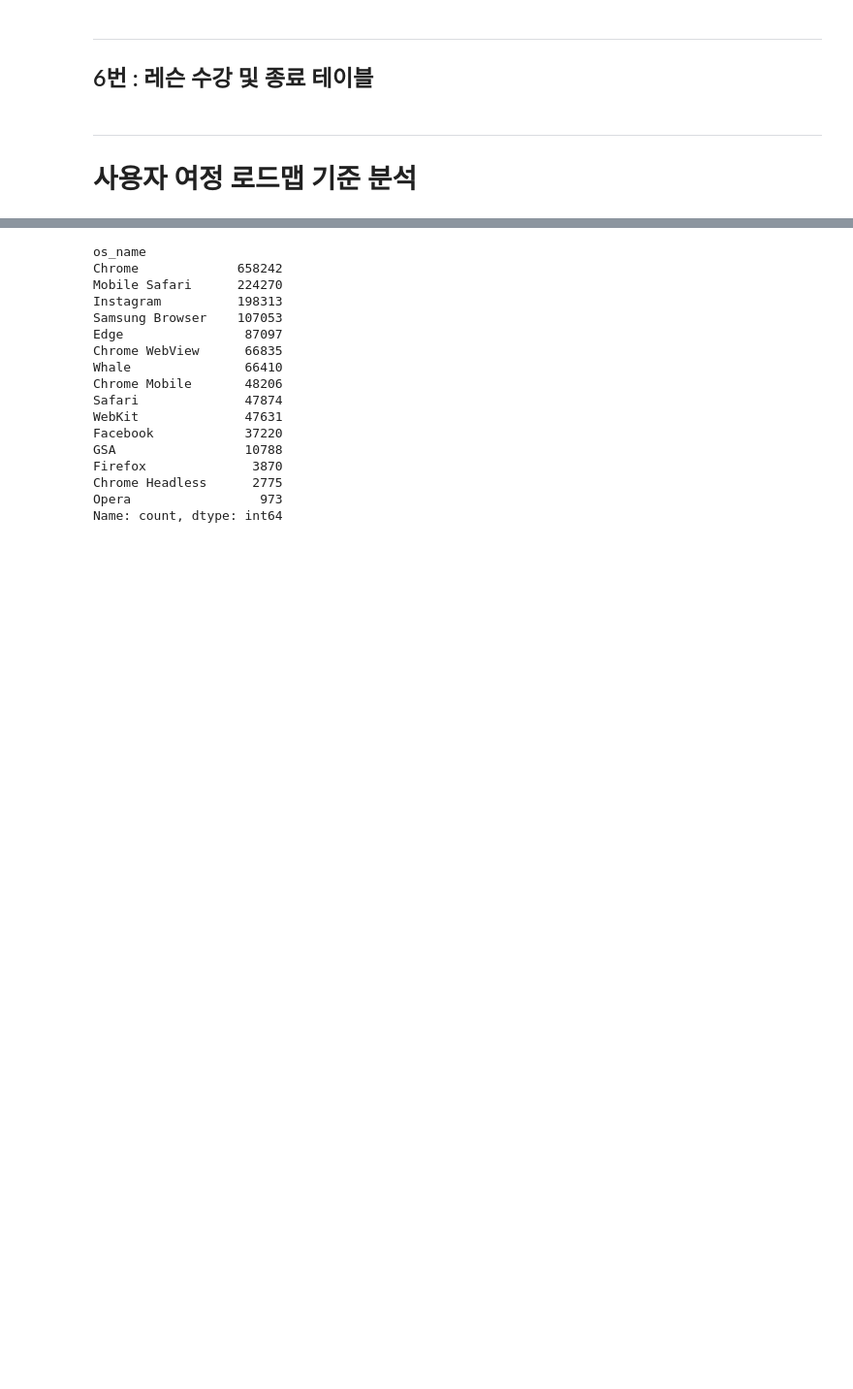
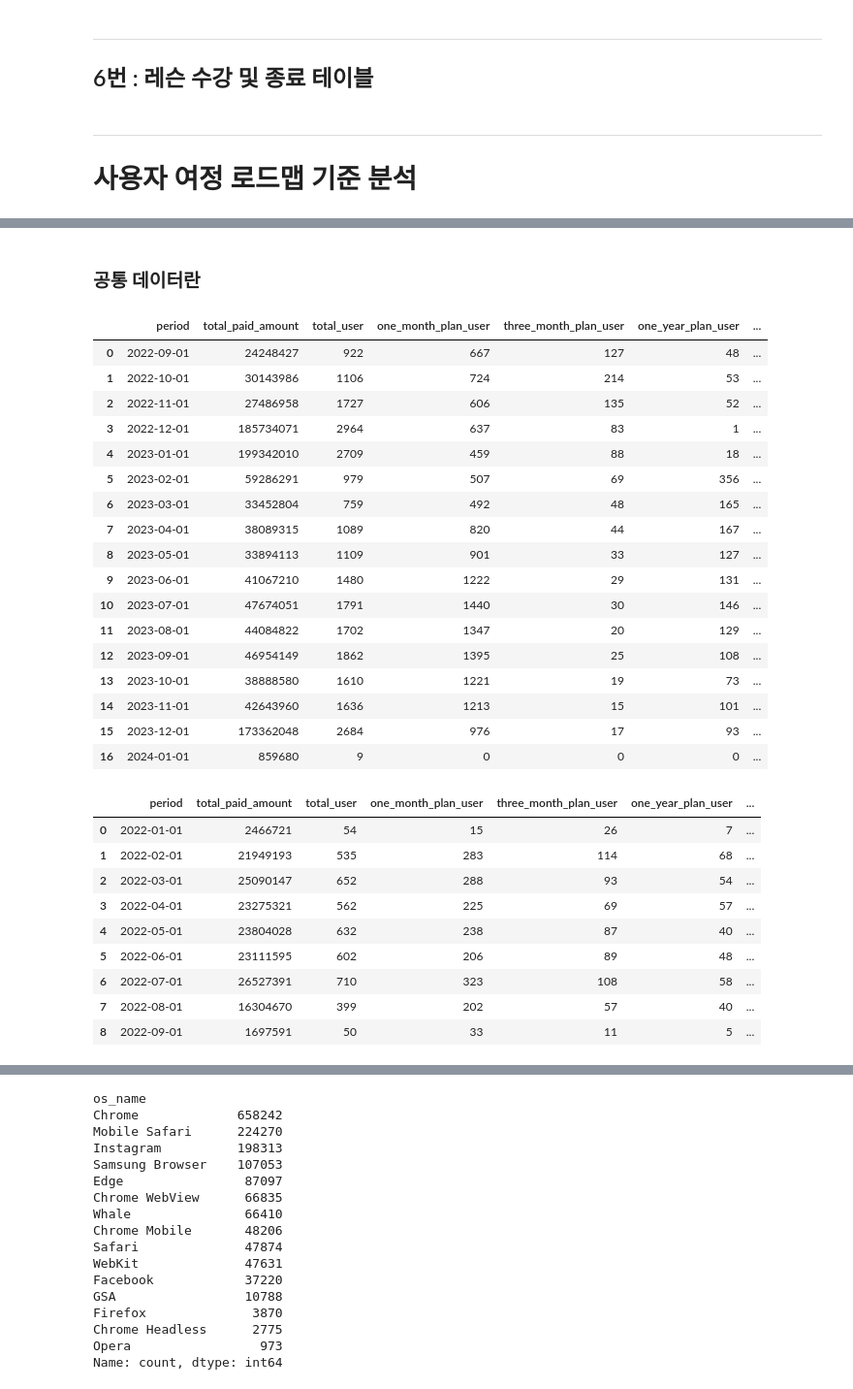
Before and after one commit to saeraniren/intermediate_project, a Jupyter notebook: lwc_main.ipynb, the cells around one changed output, grey strips where cells are left out. Shown at 97% size. Cells and saved outputs as stored; diff of their text form; code cells hidden in the pictures; blank space fills up the shorter version.

```diff
--- a/lwc_main.ipynb
+++ b/lwc_main.ipynb
@@ -733,0 +755,2 @@ complete_subscription_df.drop_duplicates()
+# %% [markdown]
+### 공통 데이터란
@@ -733,0 +796,64 @@ complete_subscription_df.drop_duplicates()
+# %%
+# 날짜 비교를 위한 데이터 재변환
+concat_df['client_event_time'] = pd.to_datetime(concat_df['client_event_time'])
+
+# complete.subscription, renew.subscription, resubscibe.subscription의 데이터가 모두 존재하는 부분을 분리
+separated_df1 = concat_df[(concat_df['client_event_time'] >= '2022-09-08') & (concat_df['client_event_time'] <= '2024-01-01')]
+
+# complete.subscription만 존재하는 데이터 분리
+separated_df2 = concat_df[concat_df['client_event_time'] < '2022-09-08']
+# %%
+# 분리된 데이터 리스트 저장
+list_df = [separated_df1, separated_df2]
+
+# 임시용 보관 데이터 생성
+list_groupby = []
+
+for i in range(len(list_df)):
+    # Month period 타입 변환
+    month_df = change_period(list_df[i])
+
+    # groupby 및 reset_index()
+    df_groupby = groupby(month_df).reset_index()
+
+    # 데이터 타입 변환
+    df_groupby['period'] = df_groupby['period'].dt.to_timestamp()
+
+    # 리스트에 저장
+    list_groupby.append(df_groupby)
+
+# 결과 저장
+separated_df1_month, separated_df2_month = list_groupby
+
+# 데이터 확인
+for list in list_groupby:
+    display(list)
+# %% [output]
+|  | period | total_paid_amount | total_user | one_month_plan_user | three_month_plan_user | one_year_plan_user | ... |
+| 0 | 2022-09-01 | 24248427 | 922 | 667 | 127 | 48 | ... |
+| 1 | 2022-10-01 | 30143986 | 1106 | 724 | 214 | 53 | ... |
+| 2 | 2022-11-01 | 27486958 | 1727 | 606 | 135 | 52 | ... |
+| 3 | 2022-12-01 | 185734071 | 2964 | 637 | 83 | 1 | ... |
+| 4 | 2023-01-01 | 199342010 | 2709 | 459 | 88 | 18 | ... |
+| 5 | 2023-02-01 | 59286291 | 979 | 507 | 69 | 356 | ... |
+| 6 | 2023-03-01 | 33452804 | 759 | 492 | 48 | 165 | ... |
+| 7 | 2023-04-01 | 38089315 | 1089 | 820 | 44 | 167 | ... |
+| 8 | 2023-05-01 | 33894113 | 1109 | 901 | 33 | 127 | ... |
+| 9 | 2023-06-01 | 41067210 | 1480 | 1222 | 29 | 131 | ... |
+| 10 | 2023-07-01 | 47674051 | 1791 | 1440 | 30 | 146 | ... |
+| 11 | 2023-08-01 | 44084822 | 1702 | 1347 | 20 | 129 | ... |
+| 12 | 2023-09-01 | 46954149 | 1862 | 1395 | 25 | 108 | ... |
+| 13 | 2023-10-01 | 38888580 | 1610 | 1221 | 19 | 73 | ... |
+| 14 | 2023-11-01 | 42643960 | 1636 | 1213 | 15 | 101 | ... |
+| 15 | 2023-12-01 | 173362048 | 2684 | 976 | 17 | 93 | ... |
+| 16 | 2024-01-01 | 859680 | 9 | 0 | 0 | 0 | ... |
+|  | period | total_paid_amount | total_user | one_month_plan_user | three_month_plan_user | one_year_plan_user | ... |
+| 0 | 2022-01-01 | 2466721 | 54 | 15 | 26 | 7 | ... |
+| 1 | 2022-02-01 | 21949193 | 535 | 283 | 114 | 68 | ... |
+| 2 | 2022-03-01 | 25090147 | 652 | 288 | 93 | 54 | ... |
+| 3 | 2022-04-01 | 23275321 | 562 | 225 | 69 | 57 | ... |
+| 4 | 2022-05-01 | 23804028 | 632 | 238 | 87 | 40 | ... |
+| 5 | 2022-06-01 | 23111595 | 602 | 206 | 89 | 48 | ... |
+| 6 | 2022-07-01 | 26527391 | 710 | 323 | 108 | 58 | ... |
+| 7 | 2022-08-01 | 16304670 | 399 | 202 | 57 | 40 | ... |
+| 8 | 2022-09-01 | 1697591 | 50 | 33 | 11 | 5 | ... |
```
Also changed, not shown: parts of 28 cells of this notebook, 1 other file.
